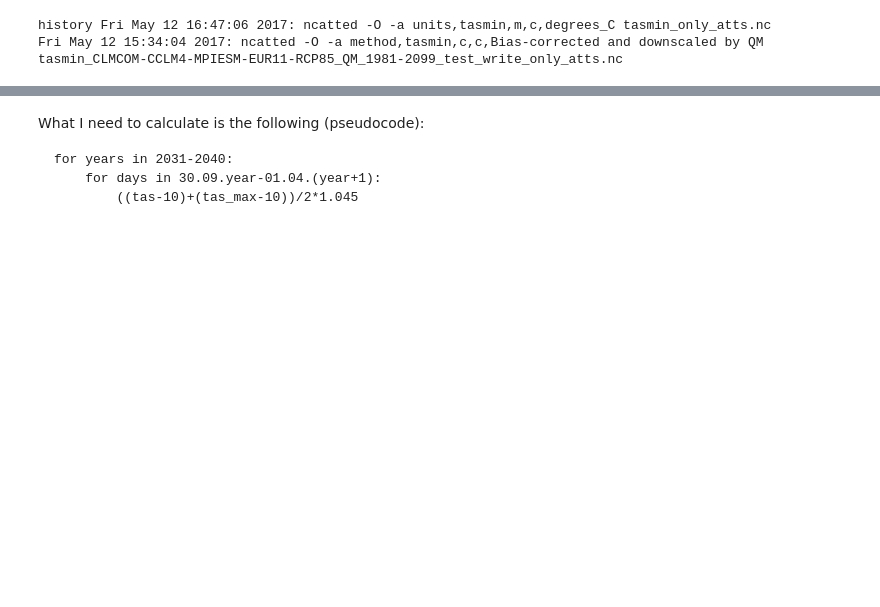
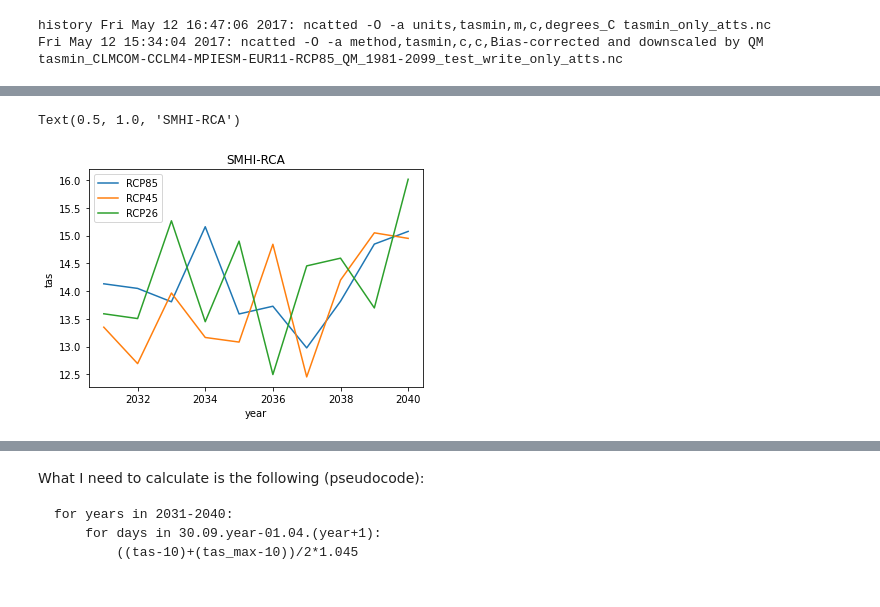
Before and after one commit to zhaw-piwi/Standortanalyse-AG-BE-ZG, a Jupyter notebook: code/Hugglin_Index_prognosis-xarray.ipynb, the cells around one changed output, grey strips where cells are left out. Drawn from its saved outputs; the diff is of its cells as text; code cells hidden in the pictures; blank space fills up the shorter version.

```diff
--- a/code/Hugglin_Index_prognosis-xarray.ipynb
+++ b/code/Hugglin_Index_prognosis-xarray.ipynb
@@ -17,7 +12,7 @@ import xarray as xr
 models = ["SMHI-RCA", "MPICSC-REMO1", "DMI-HIRHAM"]
 variants = ["RCP85", "RCP45", "RCP26"]
 variables = ["tas", "tasmax"]
+years = range(2031, 2041)
 
 models_dict = {model: {variant: glob.glob("../data/prognosedaten/*"+"_"+"*"+model+"*"+variant+"*"+".nc") for variant in variants} for model in models}
-
-ds = xr.open_mfdataset(models_dict["MPICSC-REMO1"]["RCP85"])
+models_dict2 = {model: {variant: {re.split("_",os.path.basename(filename))[0]:os.path.basename(filename)  for filename in filenames} for variant, filenames in variant.items()} for model, variant in models_dict.items()}
@@ -140,0 +165,11 @@ plt.imshow(np.flip(ds_hugg, 0))
+# %%
+# debugging
+model = models[0]
+
+for variant in variants:
+    xr.concat([prognosis_all[model][variant].sel(time = slice(str(year)+"-04-01", str(year)+"-09-30"), lon = slice(minx, maxx), lat = slice(miny, maxy)) for year in years], pd.Index(years, name = "year")).tas.groupby("year").mean(...).plot(label = variant)
+plt.legend()
+plt.title(model)
+# %% [output]
+Text(0.5, 1.0, 'SMHI-RCA')
+[figure, added]
```
Also changed, not shown: parts of 43 cells of this notebook, 12 other files.
